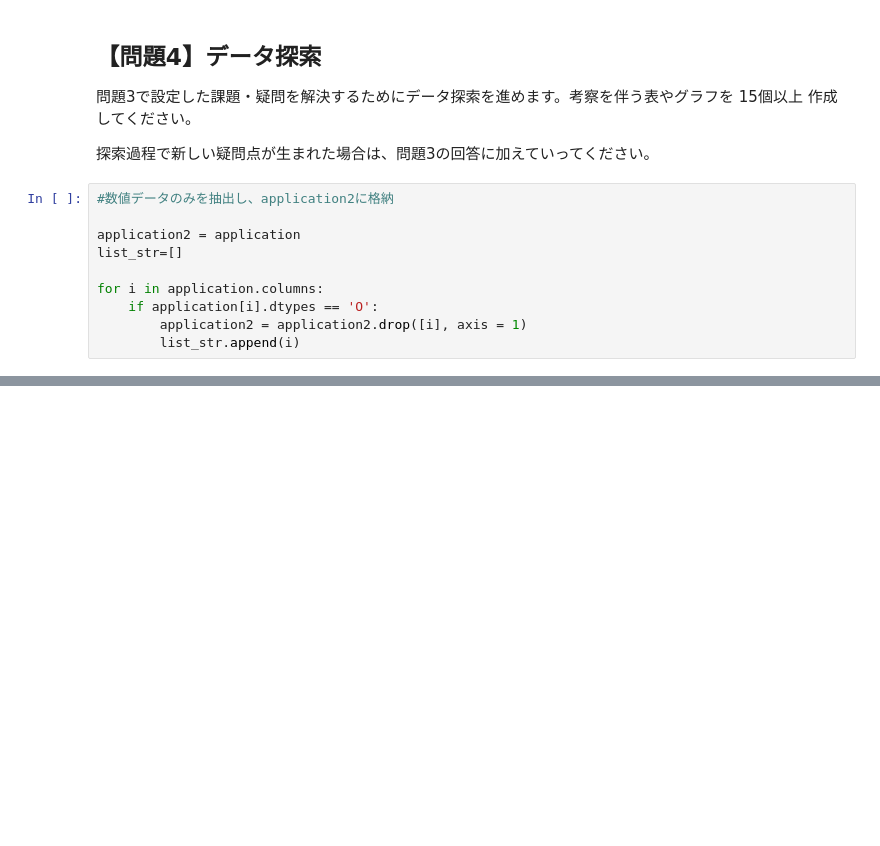
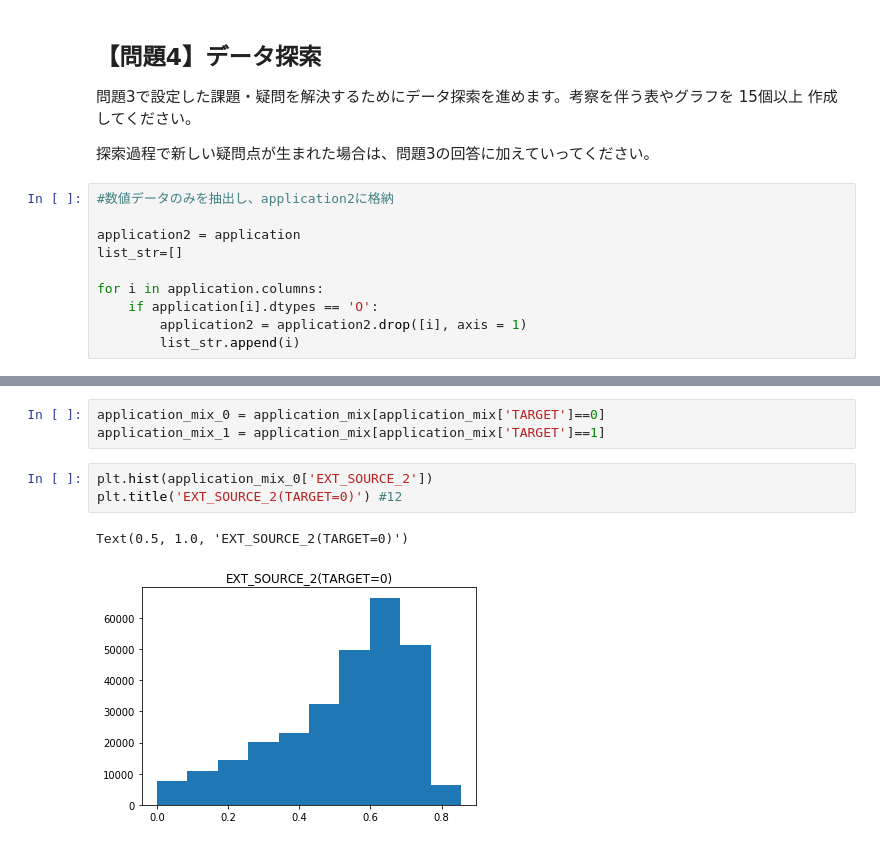
Before and after one commit to nobutatsu-kobayashi/diveintocode-ml, a Jupyter notebook: week3_Class_assignment1.ipynb, the cells around one changed output, grey strips where cells are left out. Drawn from its saved outputs; the diff is of its cells as text; blank space fills up the shorter version.

```diff
--- a/week3_Class_assignment1.ipynb
+++ b/week3_Class_assignment1.ipynb
@@ -357,0 +370,9 @@ EXT_SOURCE_3,-0.1195719284871247
+# %%
+application_mix_0 = application_mix[application_mix['TARGET']==0]
+application_mix_1 = application_mix[application_mix['TARGET']==1]
+# %%
+plt.hist(application_mix_0['EXT_SOURCE_2'])
+plt.title('EXT_SOURCE_2(TARGET=0)') #12
+# %% [output]
+Text(0.5, 1.0, 'EXT_SOURCE_2(TARGET=0)')
+[figure, added]
```
Also changed, not shown: parts of 16 cells of this notebook.
